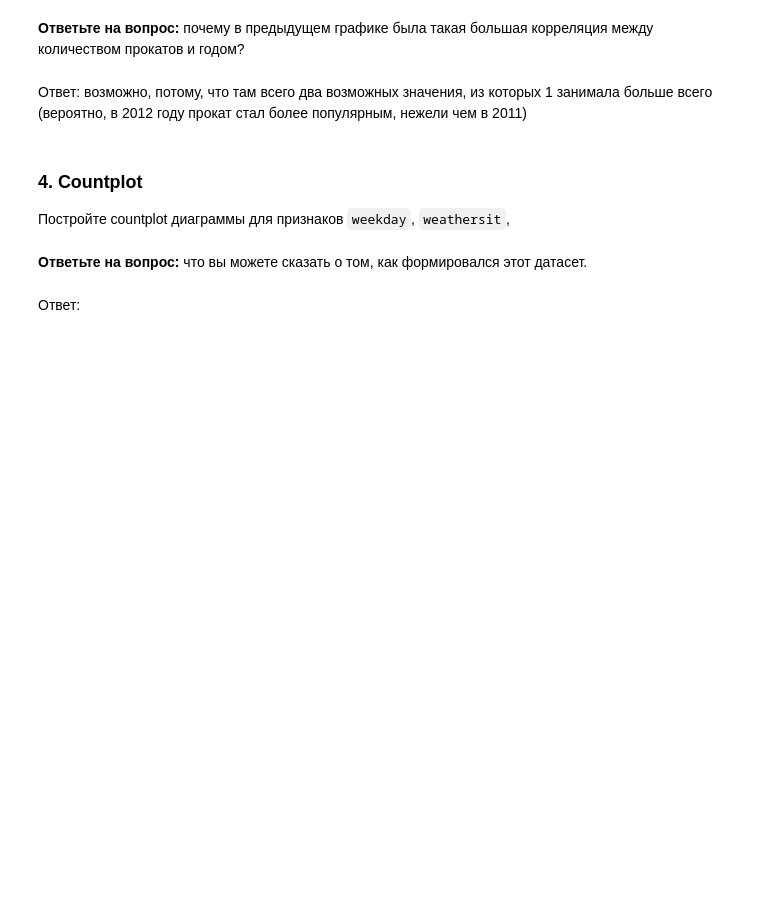
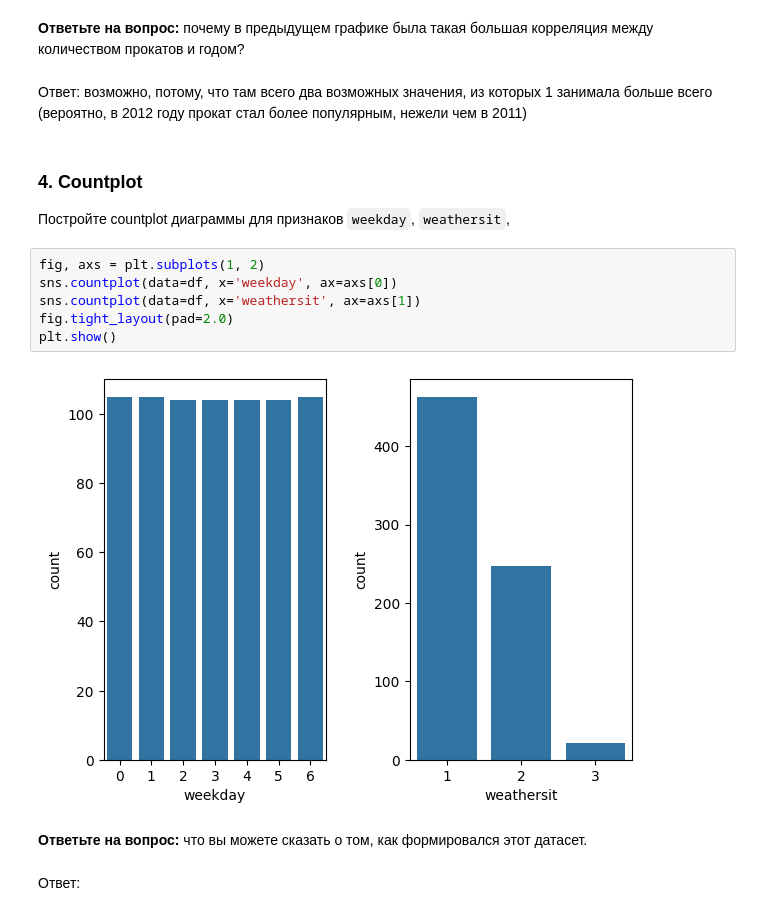
Before and after one commit to Kirieshka124/ml_basics, a Jupyter notebook: Практическая_работа_3_pandas.ipynb, the cells around one changed output. Cells and saved outputs as stored; diff of their text form; blank space fills up the shorter version.

```diff
--- a/Практическая_работа_3_pandas.ipynb
+++ b/Практическая_работа_3_pandas.ipynb
@@ -481,6 +480,14 @@ plt.show()
 ### 4. Countplot
 
 Постройте countplot диаграммы для признаков `weekday`, `weathersit`,
+# %%
+fig, axs = plt.subplots(1, 2)
+sns.countplot(data=df, x='weekday', ax=axs[0])
+sns.countplot(data=df, x='weathersit', ax=axs[1])
+fig.tight_layout(pad=2.0)
+plt.show()
+# %% [output]
+[figure, added]
 # %% [markdown]
 **Ответьте на вопрос:** что вы можете сказать о том, как формировался этот датасет.
 # %% [markdown]
```
Also changed, not shown: parts of 1 cell of this notebook.
